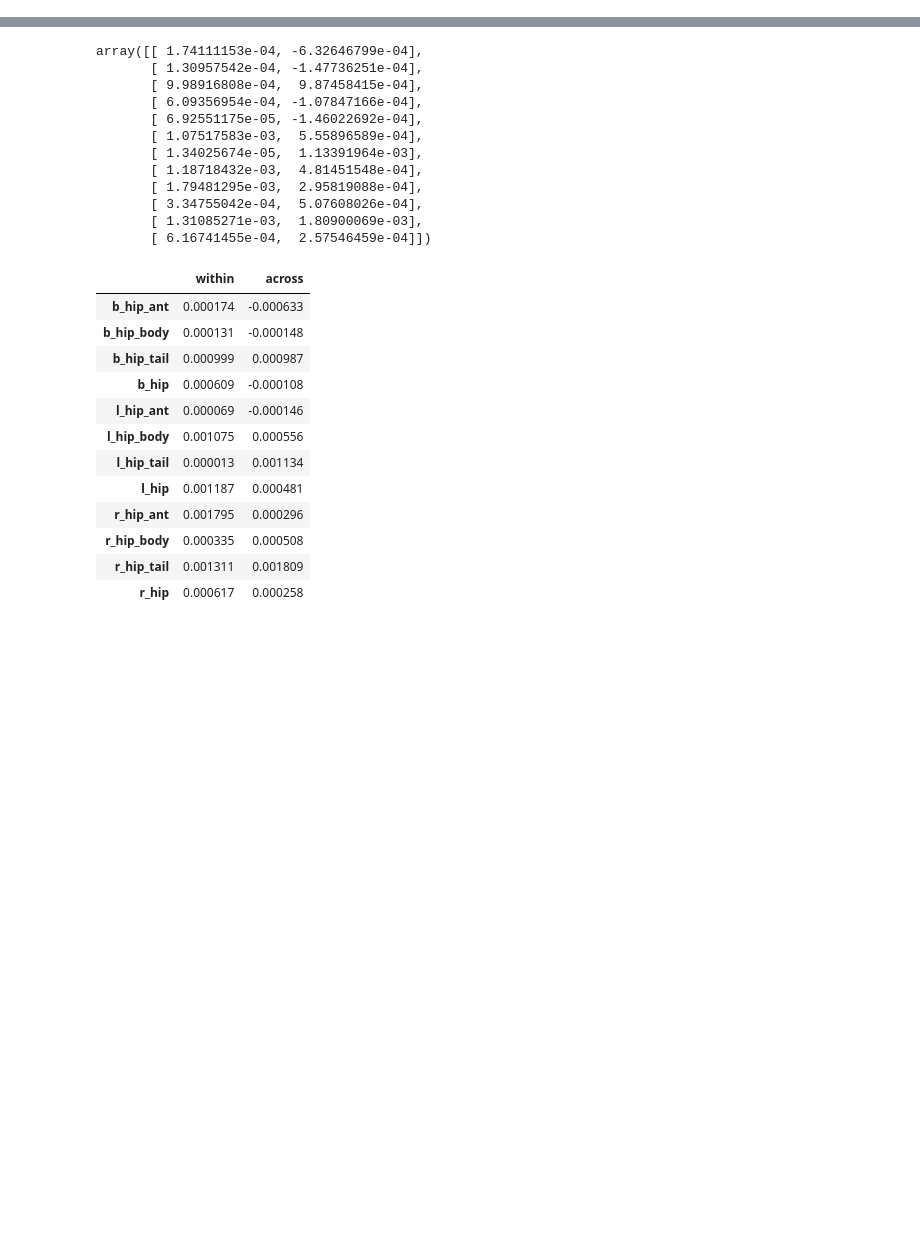
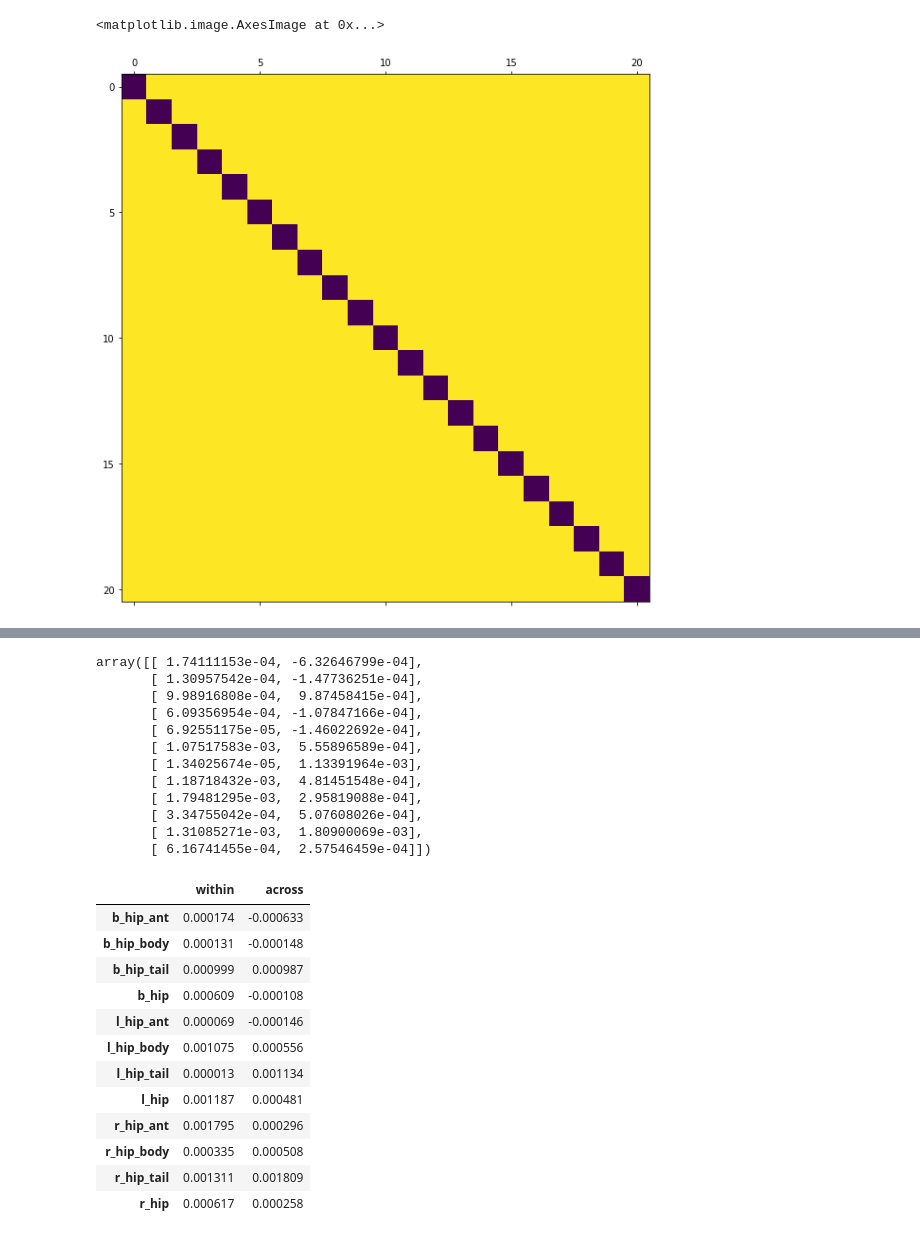
Before and after one commit to prestonlab/tesser_successor, a Jupyter notebook: jupyter/RSA_scram_LSMeans.ipynb, the cells around one changed output, grey strips where cells are left out. Cells and saved outputs as stored; diff of their text form; code cells hidden in the pictures; blank space fills up the shorter version.

```diff
--- a/jupyter/RSA_scram_LSMeans.ipynb
+++ b/jupyter/RSA_scram_LSMeans.ipynb
@@ -45,0 +124,5 @@ conditions_array = [rois_np, conditions_np]
+# %%
+plt.matshow(count_mat)
+# %% [output]
+<matplotlib.image.AxesImage at 0x...>
+[figure, added]
```
Also changed, not shown: parts of 17 cells of this notebook.
